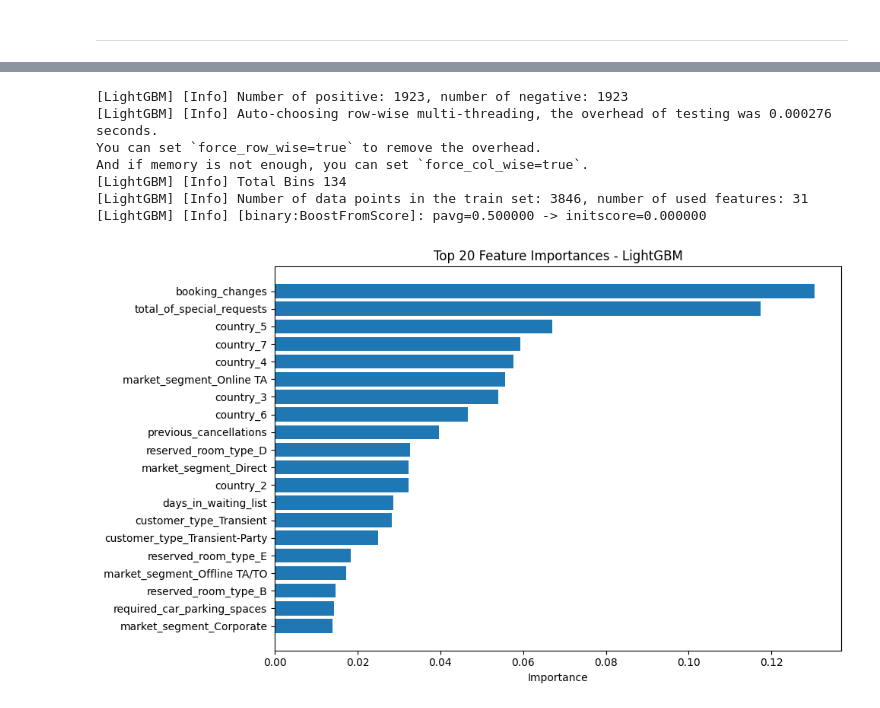
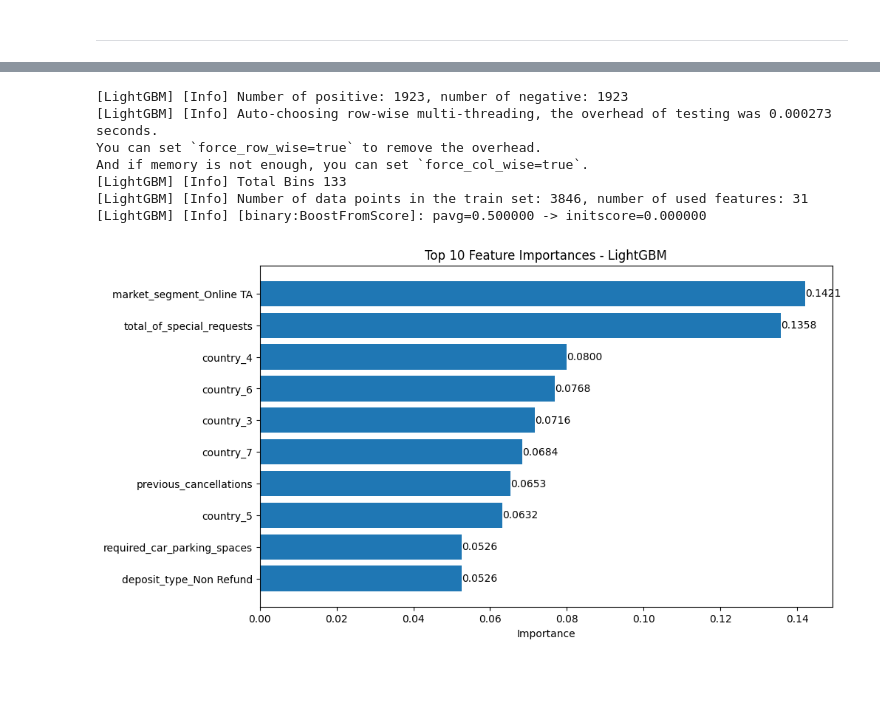
Before and after one commit to Meowstronot/hotel__booking_predict, a Jupyter notebook: notebooks/hotel_booking_cancelation.ipynb, the cells around one changed output, grey strips where cells are left out. Drawn from its saved outputs; the diff is of its cells as text; code cells hidden in the pictures; blank space fills up the shorter version.

```diff
--- a/notebooks/hotel_booking_cancelation.ipynb
+++ b/notebooks/hotel_booking_cancelation.ipynb
@@ -1028,0 +1195,6 @@ Berdasarkan perbandingan hasil evaluasi antara metode **undersampling**, **overs
+# %%
+grid = GridSearchCV(estimator=pipeline_under, param_grid=hyperparam_space, scoring='recall',
+                    cv=StratifiedKFold(n_splits=5, shuffle=True, random_state=42),
+                    verbose=1, n_jobs=-1)
+# %%
+grid.fit(x_train,y_train)
@@ -1029,2 +1235,5 @@ Berdasarkan perbandingan hasil evaluasi antara metode **undersampling**, **overs
 # %% [markdown]
 ---
+# %%
+best_model = grid.best_estimator_
+best_model.fit(x_train, y_train)
@@ -1031,33 +1265,39 @@ Berdasarkan perbandingan hasil evaluasi antara metode **undersampling**, **overs
 # %%
 # ambil fitur importance dari LGBM pada pipeline_under
 
-pipeline_under = imb_pipeline(steps=[
-    ("FeatureEngineering", transformer),
-    ("Resample", RandomUnderSampler()),
-    ("Model", lgb.LGBMClassifier())
-])
+# pipeline_under = imb_pipeline(steps=[
+#     ("FeatureEngineering", transformer),
+#     ("Resample", RandomUnderSampler()),
+#     ("Model", lgb.LGBMClassifier())
+# ])
 
-pipeline_under.fit(x_train, y_train)
-importance = pipeline_under.named_steps["Model"].feature_importances_
-feature_names = pipeline_under.named_steps["FeatureEngineering"].get_feature_names_out()
+best_model.fit(x_train, y_train)
+importance = best_model.named_steps["model"].feature_importances_
+feature_names = best_model.named_steps["preprocess"].get_feature_names_out()
 importance_df = pd.DataFrame({'Feature': feature_names, 'Importance': importance})
 importance_df = importance_df.sort_values(by='Importance', ascending=False)
 importance_df['Normalized'] = importance_df['Importance'] / importance_df['Importance'].sum()
 # %% [output]
 [LightGBM] [Info] Number of positive: 1923, number of negative: 1923
-[LightGBM] [Info] Auto-choosing row-wise multi-threading, the overhead of testing was 0.000276 seconds.
+[LightGBM] [Info] Auto-choosing row-wise multi-threading, the overhead of testing was 0.000273 seconds.
 You can set `force_row_wise=true` to remove the overhead.
 And if memory is not enough, you can set `force_col_wise=true`.
-[LightGBM] [Info] Total Bins 134
+[LightGBM] [Info] Total Bins 133
 [LightGBM] [Info] Number of data points in the train set: 3846, number of used features: 31
 [LightGBM] [Info] [binary:BoostFromScore]: pavg=0.500000 -> initscore=0.000000
 # %%
-# Plot top 20 feature importances
+top_n = 10
 plt.figure(figsize=(10, 6))
-plt.barh(importance_df.head(20)['Feature'][::-1], importance_df.head(20)['Normalized'][::-1])
+bars = plt.barh(importance_df.head(top_n)['Feature'][::-1], importance_df.head(top_n)['Normalized'][::-1])
 plt.xlabel("Importance")
-plt.title("Top 20 Feature Importances - LightGBM")
-plt.tight_layout()
+plt.title(f"Top {top_n} Feature Importances - LightGBM")
+
+# Add labels to each bar
+for bar in bars:
+    width = bar.get_width()  # get the width of each bar (the importance value)
+    plt.text(width, bar.get_y() + bar.get_height() / 2, f'{width:.4f}',
+            va='center', ha='left', color='black', fontsize=10)
+
 plt.show()
 # %% [output]
-[figure, old version]
+[figure, new version]
```
Also changed, not shown: parts of 43 cells of this notebook.
